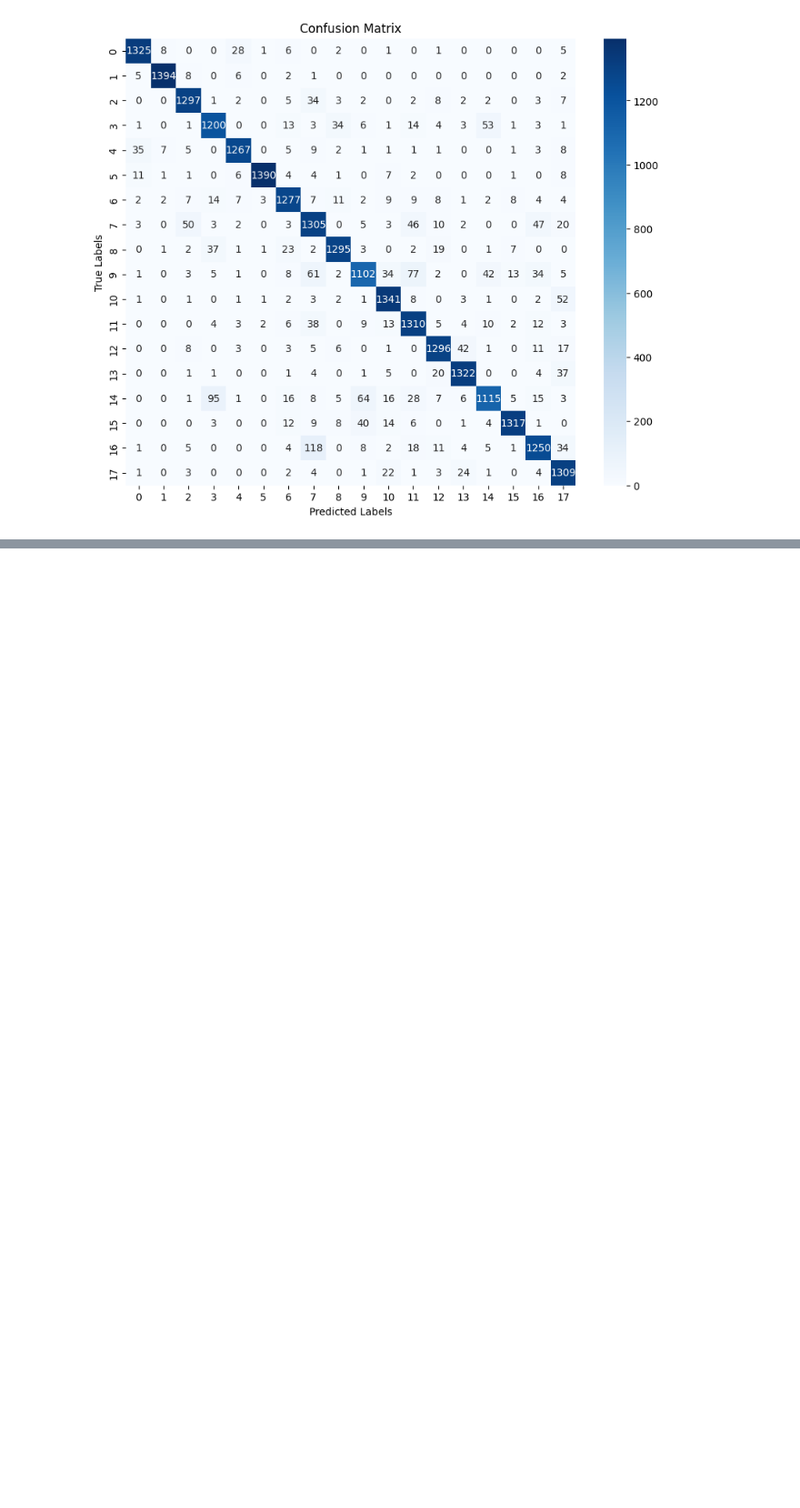
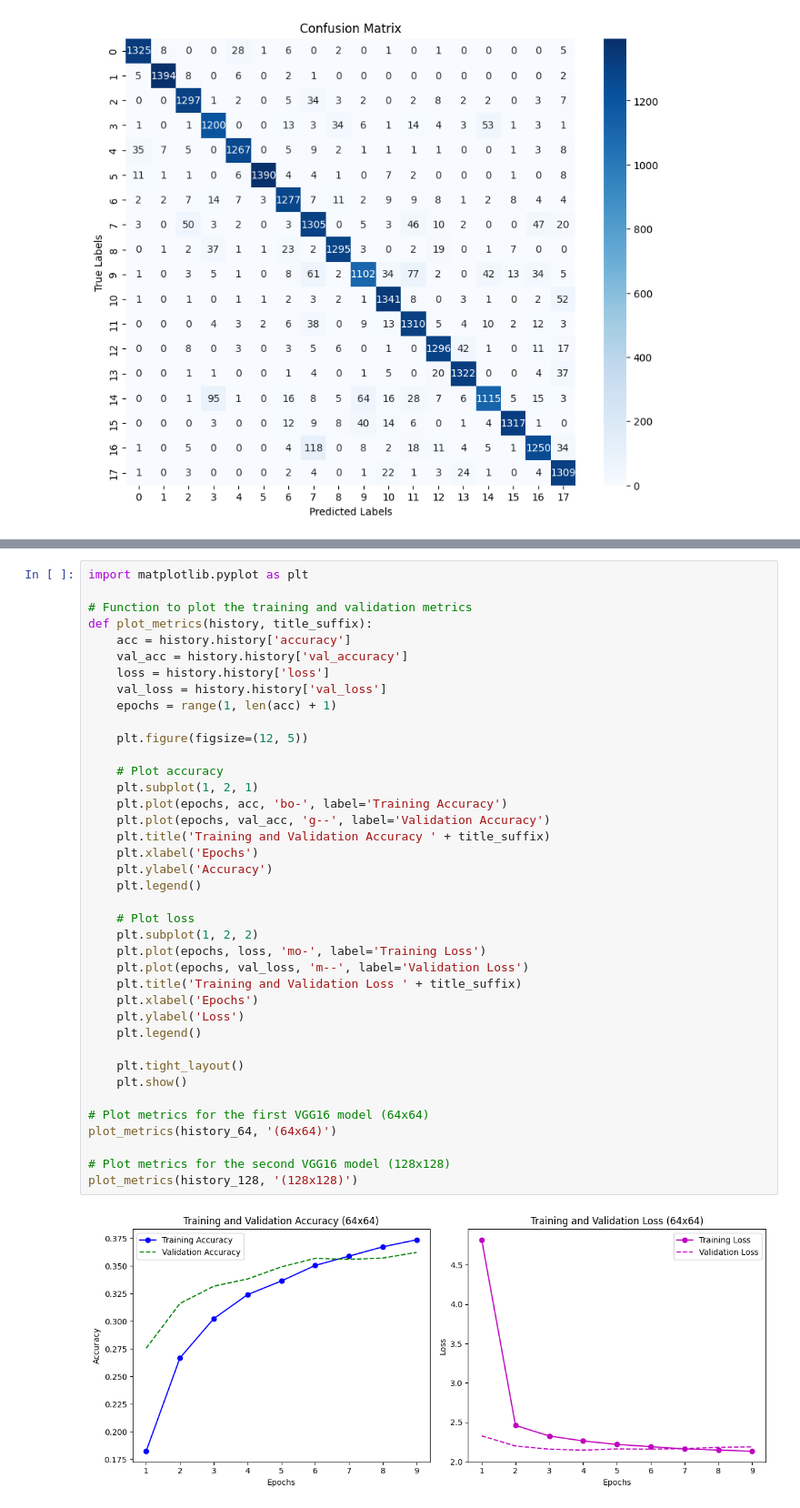
Before and after one commit to DaraLenaghan-1/Machine-Learning-Gesture-Detect, a Jupyter notebook: assignment2.ipynb, the cells around one changed output, grey strips where cells are left out. Shown at 91% size. Drawn from its saved outputs; the diff is of its cells as text; blank space fills up the shorter version.

Commit message:
image test

```diff
--- a/assignment2.ipynb
+++ b/assignment2.ipynb
@@ -1152,0 +1307,41 @@ plt.show()
+# %%
+import matplotlib.pyplot as plt
+
+# Function to plot the training and validation metrics
+def plot_metrics(history, title_suffix):
+    acc = history.history['accuracy']
+    val_acc = history.history['val_accuracy']
+    loss = history.history['loss']
+    val_loss = history.history['val_loss']
+    epochs = range(1, len(acc) + 1)
+
+    plt.figure(figsize=(12, 5))
+
+    # Plot accuracy
+    plt.subplot(1, 2, 1)
+    plt.plot(epochs, acc, 'bo-', label='Training Accuracy')
+    plt.plot(epochs, val_acc, 'g--', label='Validation Accuracy')
+    plt.title('Training and Validation Accuracy ' + title_suffix)
+    plt.xlabel('Epochs')
+    plt.ylabel('Accuracy')
+    plt.legend()
+
+    # Plot loss
+    plt.subplot(1, 2, 2)
+    plt.plot(epochs, loss, 'mo-', label='Training Loss')
+    plt.plot(epochs, val_loss, 'm--', label='Validation Loss')
+    plt.title('Training and Validation Loss ' + title_suffix)
+    plt.xlabel('Epochs')
+    plt.ylabel('Loss')
+    plt.legend()
+
+    plt.tight_layout()
+    plt.show()
+
+# Plot metrics for the first VGG16 model (64x64)
+plot_metrics(history_64, '(64x64)')
+
+# Plot metrics for the second VGG16 model (128x128)
+plot_metrics(history_128, '(128x128)')
+# %% [output]
+[figure, added]
```
Also changed, not shown: parts of 15 cells of this notebook, 1 other file.
